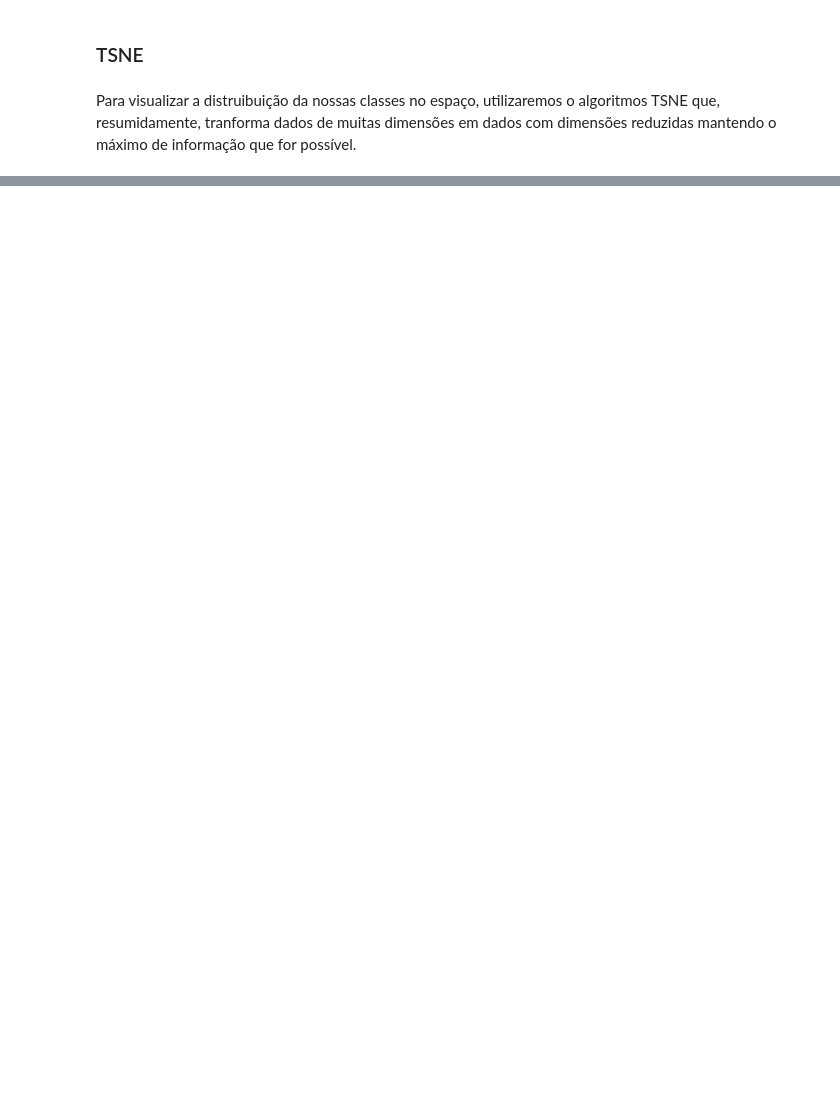
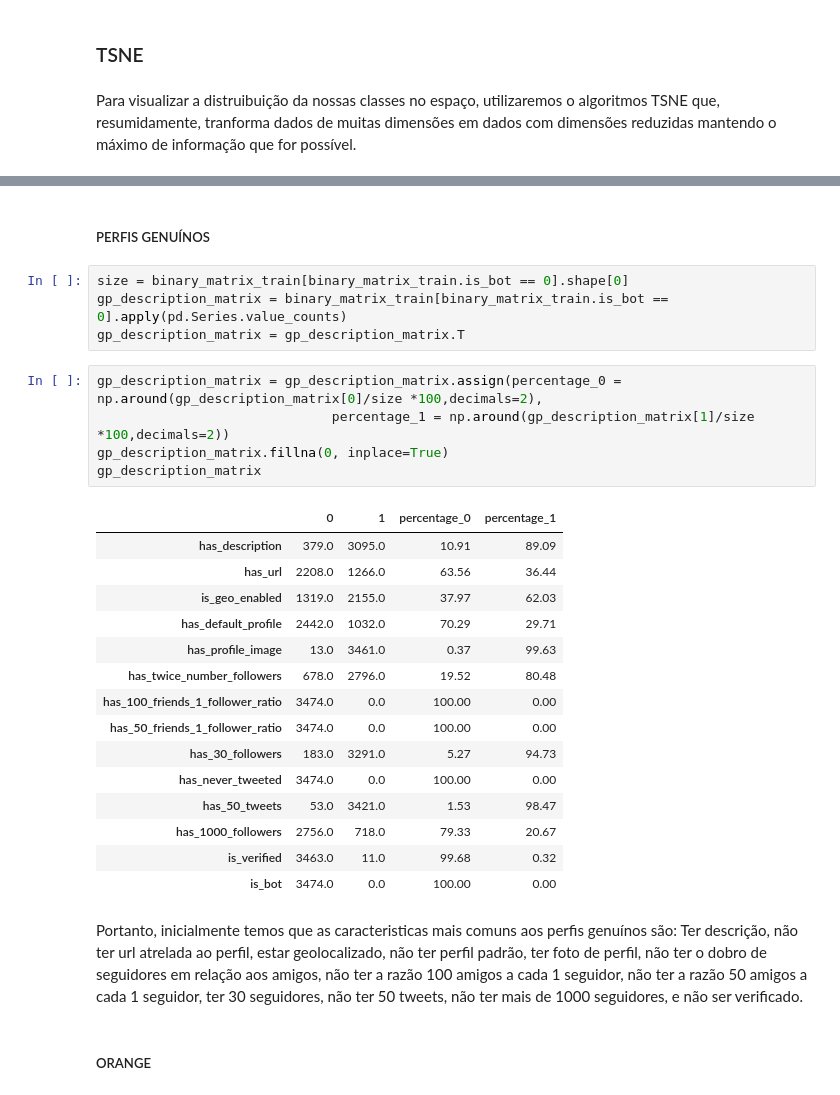
Before and after one commit to Jiamaca/Bot-Recognition-Twitter, a Jupyter notebook: Notebook 1 - Fake Followers x Genuine Accounts.ipynb, the cells around one changed output, grey strips where cells are left out. Cells and saved outputs as stored; diff of their text form; blank space fills up the shorter version.

```diff
--- a/Notebook 1 - Fake Followers x Genuine Accounts.ipynb
+++ b/Notebook 1 - Fake Followers x Genuine Accounts.ipynb
@@ -642,0 +677,32 @@ sns.scatterplot(x = tsne_dimensions[:,0] ,y = tsne_dimensions[:,1], hue = binary
+# %% [markdown]
+##### PERFIS GENUÍNOS
+# %%
+size = binary_matrix_train[binary_matrix_train.is_bot == 0].shape[0]
+gp_description_matrix = binary_matrix_train[binary_matrix_train.is_bot == 0].apply(pd.Series.value_counts)
+gp_description_matrix = gp_description_matrix.T
+# %%
+gp_description_matrix = gp_description_matrix.assign(percentage_0 = np.around(gp_description_matrix[0]/size *100,decimals=2),
+                              percentage_1 = np.around(gp_description_matrix[1]/size *100,decimals=2))
+gp_description_matrix.fillna(0, inplace=True)
+gp_description_matrix
+# %% [output]
+|  | 0 | 1 | percentage_0 | percentage_1 |
+| has_description | 379.0 | 3095.0 | 10.91 | 89.09 |
+| has_url | 2208.0 | 1266.0 | 63.56 | 36.44 |
+| is_geo_enabled | 1319.0 | 2155.0 | 37.97 | 62.03 |
+| has_default_profile | 2442.0 | 1032.0 | 70.29 | 29.71 |
+| has_profile_image | 13.0 | 3461.0 | 0.37 | 99.63 |
+| has_twice_number_followers | 678.0 | 2796.0 | 19.52 | 80.48 |
+| has_100_friends_1_follower_ratio | 3474.0 | 0.0 | 100.00 | 0.00 |
+| has_50_friends_1_follower_ratio | 3474.0 | 0.0 | 100.00 | 0.00 |
+| has_30_followers | 183.0 | 3291.0 | 5.27 | 94.73 |
+| has_never_tweeted | 3474.0 | 0.0 | 100.00 | 0.00 |
+| has_50_tweets | 53.0 | 3421.0 | 1.53 | 98.47 |
+| has_1000_followers | 2756.0 | 718.0 | 79.33 | 20.67 |
+| is_verified | 3463.0 | 11.0 | 99.68 | 0.32 |
+| is_bot | 3474.0 | 0.0 | 100.00 | 0.00 |
+# %% [markdown]
+Portanto, inicialmente temos que as caracteristicas mais comuns aos perfis genuínos são:
+Ter descrição, não ter url atrelada ao perfil, estar geolocalizado, não ter perfil padrão, ter foto de perfil, não ter o dobro de seguidores em relação aos amigos, não ter a razão 100 amigos a cada 1 seguidor, não ter a razão 50 amigos a cada 1 seguidor,  ter 30 seguidores, não ter 50 tweets, não ter mais de 1000 seguidores, e não ser verificado.
+# %% [markdown]
+##### ORANGE
```
Also changed, not shown: parts of 48 cells of this notebook.
